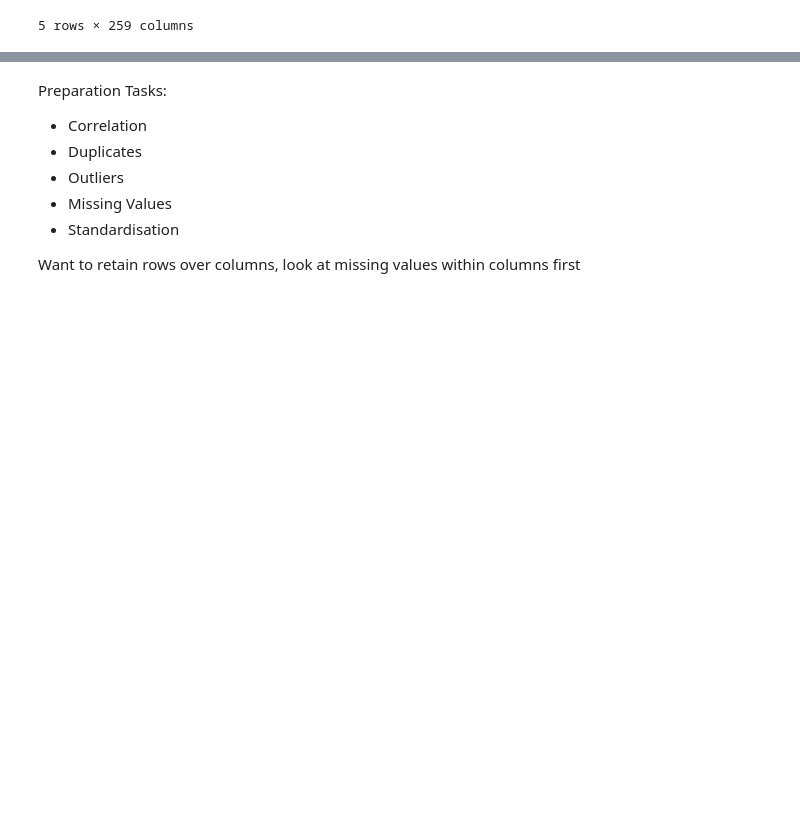
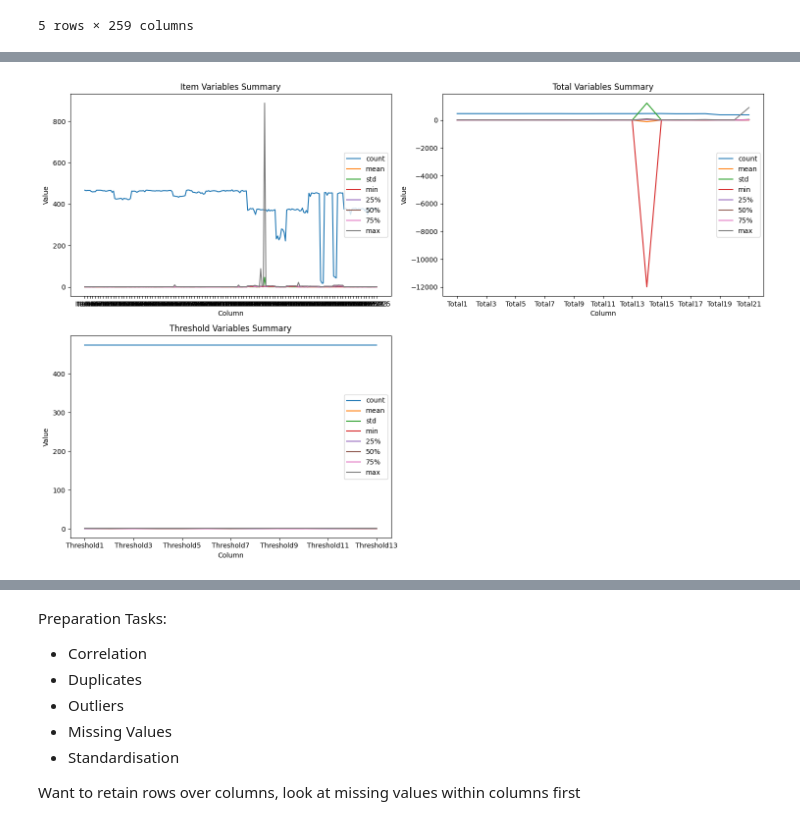
Before and after one commit to georgesnape01/SW, a Jupyter notebook: dissertation.ipynb, the cells around one changed output, grey strips where cells are left out. Drawn from its saved outputs; the diff is of its cells as text; code cells hidden in the pictures; blank space fills up the shorter version.

```diff
--- a/dissertation.ipynb
+++ b/dissertation.ipynb
@@ -451,0 +519,7 @@ for col in int_cols:
+# %%
+# questionnaire data summary
+dfs = [item_df, total_df, thresh_df]
+dfs_names = ['Item Variables', 'Total Variables', 'Threshold Variables']
+summary_plot(dfs, dfs_names)
+# %% [output]
+[figure, added]
```
Also changed, not shown: parts of 117 cells of this notebook.
